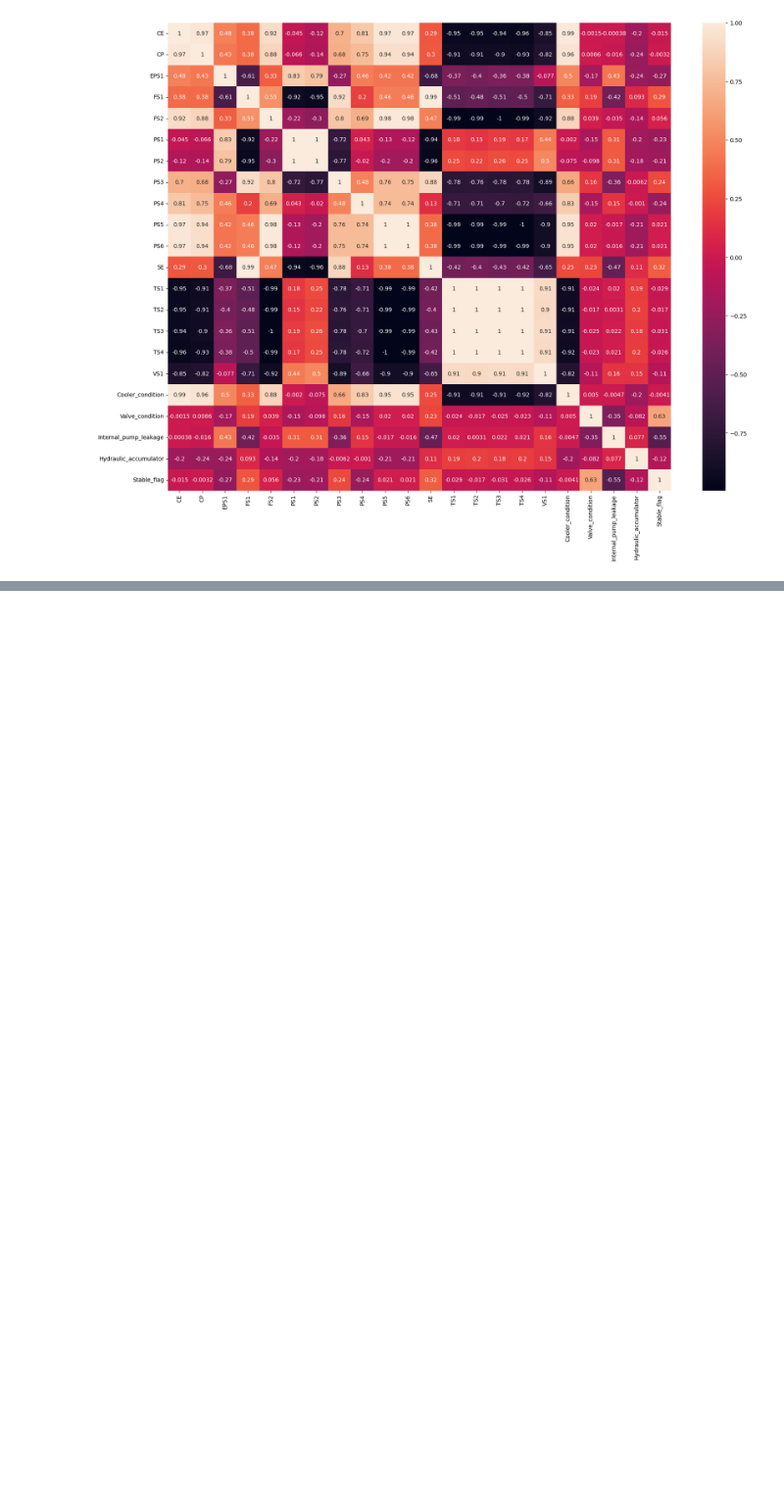
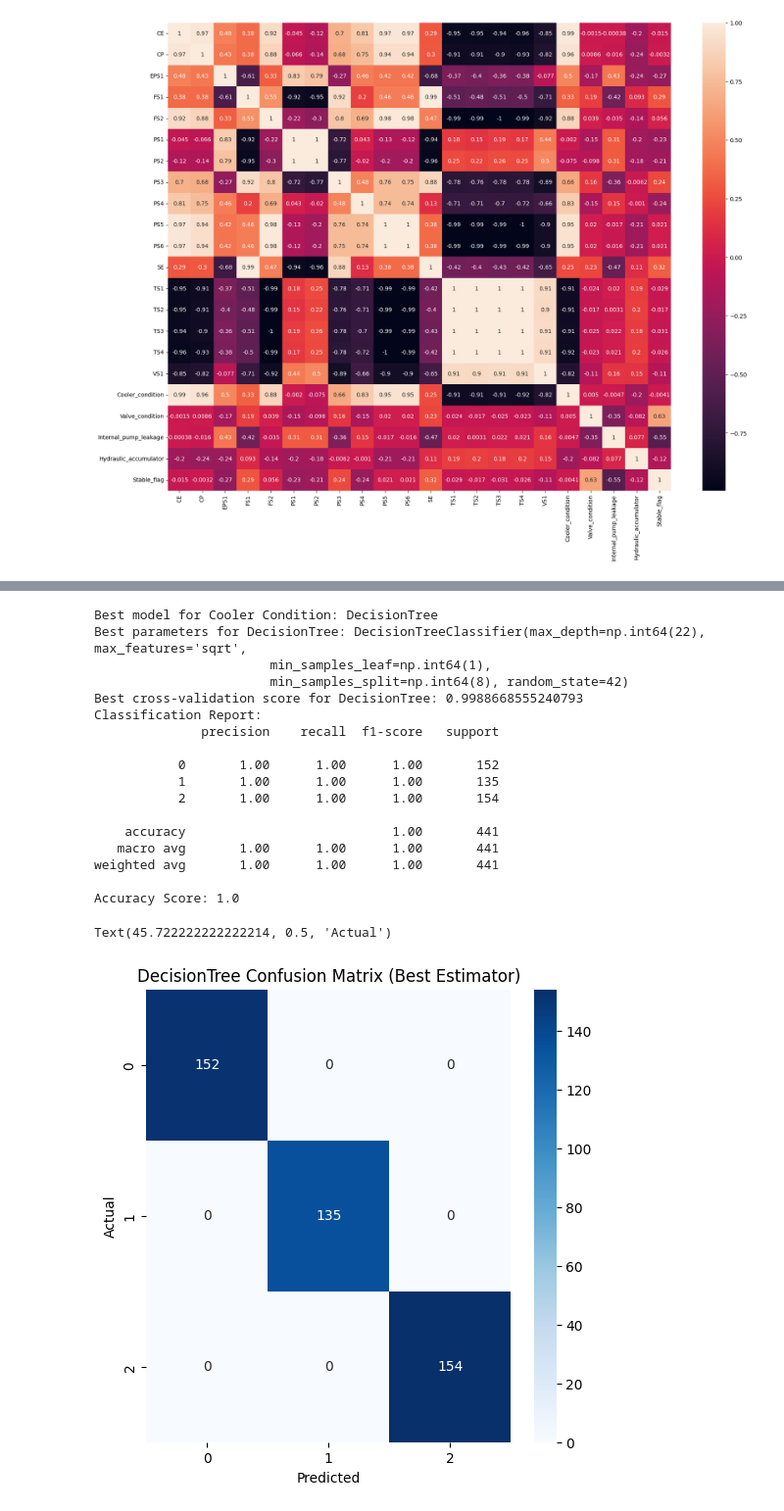
Before and after one commit to quochuy0706/AIAgent, a Jupyter notebook: PrdMAgent/DataAnalysis.ipynb, the cells around one changed output, grey strips where cells are left out. Shown at 98% size. Cells and saved outputs as stored; diff of their text form; code cells hidden in the pictures; blank space fills up the shorter version.

```diff
--- a/PrdMAgent/DataAnalysis.ipynb
+++ b/PrdMAgent/DataAnalysis.ipynb
@@ -75,0 +130,3 @@ benchmark_df
+# %%
+# Perform cross-validation for each model
+cv_results = cross_validate_for_each_model(models, X_train, y_train)
@@ -75,0 +156,41 @@ benchmark_df
+# %%
+# Choosing the best model
+best_model_name = best_model_selection(cv_results, 0.6, 0.2, 0.2)
+best_model_target_1 = models[best_model_name]
+print(f"Best model for Cooler Condition: {best_model_name}")
+
+# Hyperparameter
+hyperparameter = best_estimator_selection(models, best_model_name, param_grids, X_train, y_train, n_iter=50, cv=5, scoring='accuracy', random_state=42, n_jobs=-1)
+
+# Check performance with the best estimator immediately after Randomized Search CV
+y_pred = hyperparameter.predict(X_test)
+cm = confusion_matrix(y_test, y_pred)
+print("Classification Report:")
+print(classification_report(y_test, y_pred))
+print("Accuracy Score:", accuracy_score(y_test, y_pred))
+
+plt.figure(figsize=(6, 6))
+sns.heatmap(cm, annot=True, fmt='d', cmap='Blues')
+plt.title(f'{best_model_name} Confusion Matrix (Best Estimator)')
+plt.xlabel('Predicted')
+plt.ylabel('Actual')
+# %% [output]
+Best model for Cooler Condition: DecisionTree
+Best parameters for DecisionTree: DecisionTreeClassifier(max_depth=np.int64(22), max_features='sqrt',
+                       min_samples_leaf=np.int64(1),
+                       min_samples_split=np.int64(8), random_state=42)
+Best cross-validation score for DecisionTree: 0.9988668555240793
+Classification Report:
+              precision    recall  f1-score   support
+
+           0       1.00      1.00      1.00       152
+           1       1.00      1.00      1.00       135
+           2       1.00      1.00      1.00       154
+
+    accuracy                           1.00       441
+   macro avg       1.00      1.00      1.00       441
+weighted avg       1.00      1.00      1.00       441
+
+Accuracy Score: 1.0
+Text(45.722222222222214, 0.5, 'Actual')
+[figure, added]
```
Also changed, not shown: parts of 40 cells of this notebook, 7 other files.
